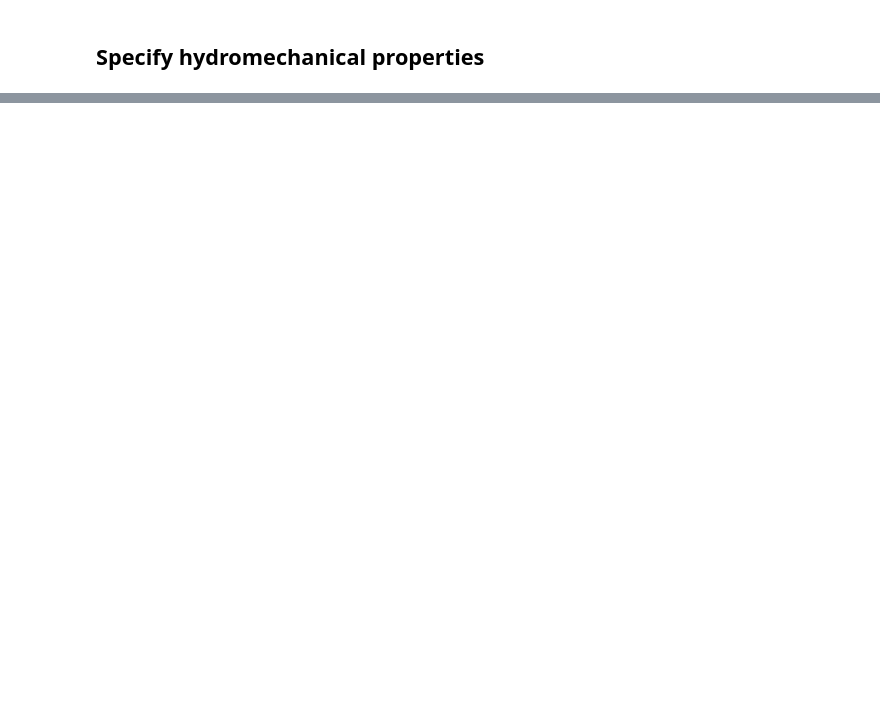
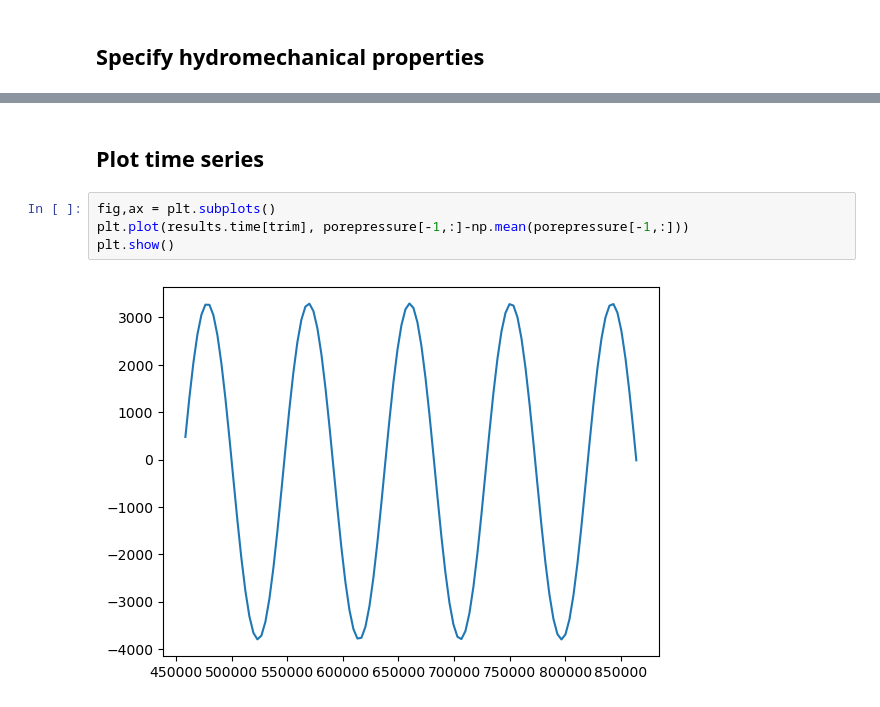
Before and after one commit to jrpatterson79/mbari, a Jupyter notebook: mbari_validation.ipynb, the cells around one changed output, grey strips where cells are left out. Saved outputs shown, nothing was run; the diff lists cells and outputs as text; blank space fills up the shorter version.

```diff
--- a/mbari_validation.ipynb
+++ b/mbari_validation.ipynb
@@ -68,0 +152,8 @@ c = k/(mu*M_inv);
+# %% [markdown]
+## Plot time series
+# %%
+fig,ax = plt.subplots()
+plt.plot(results.time[trim], porepressure[-1,:]-np.mean(porepressure[-1,:]))
+plt.show()
+# %% [output]
+[figure, added]
```
Also changed, not shown: parts of 12 cells of this notebook, 2 other files.
